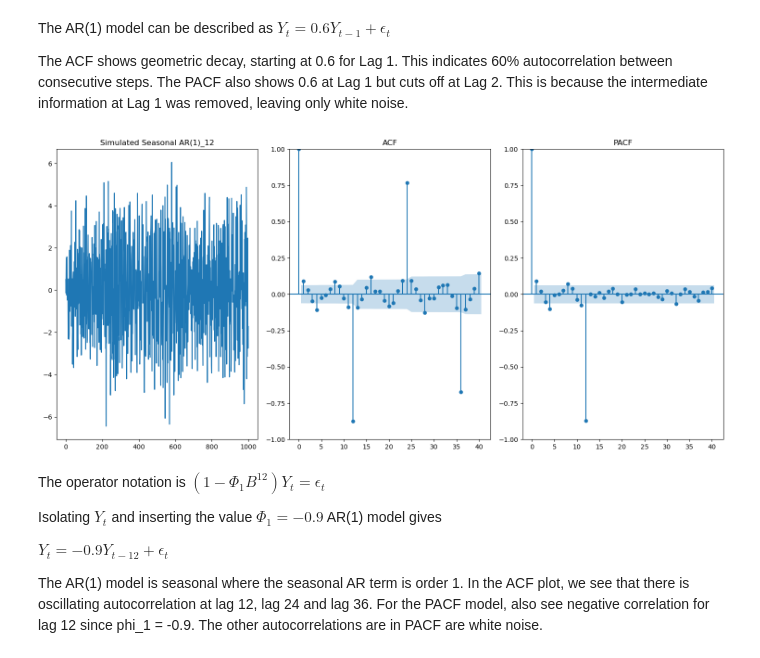
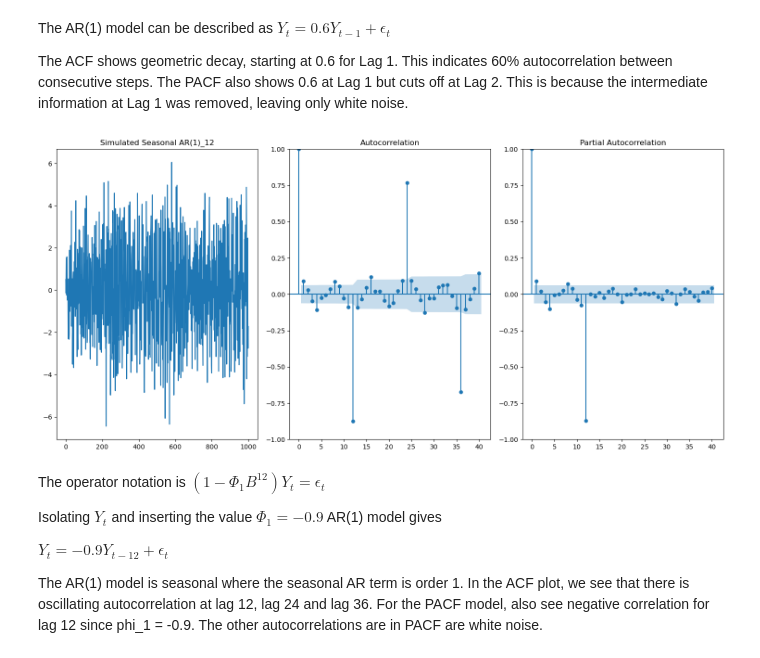
Before and after one commit to Harborg1/Time-Series-Analysis, a Jupyter notebook: Assignment 2/assignment_2.ipynb, the cells around one changed output. Cells and saved outputs as stored; diff of their text form; code cells hidden in the pictures.

```diff
--- a/Assignment 2/assignment_2.ipynb
+++ b/Assignment 2/assignment_2.ipynb
@@ -47,33 +47,33 @@ The ACF shows geometric decay, starting at 0.6 for Lag 1. This indicates 60% aut
 # %%
 
 # Model: (0,0,0) x (1,0,0)_12 with Phi_1 = -0.9
 phi_1 = -0.9
 # Create the AR polynomial: [1, 0, 0, 0, 0, 0, 0, 0, 0, 0, 0, 0, -(-0.9)]
 ar = np.zeros(13)
 ar[0] = 1
 ar[12] = -phi_1  # Sign is flipped for arma_generate_sample
 
 ma = np.array([1])
 
 # 2. Simulate
 np.random.seed(42)
 y = arma_generate_sample(ar, ma, nsample=1000)
 
 # 3. Plotting
 fig, axes = plt.subplots(1, 3, figsize=(15, 7))
 
 axes[0].plot(y)
 axes[0].set_title("Simulated Seasonal AR(1)_12")
 
 # Look at 50 lags to see the seasonal spikes at 12, 24, 36, 48
-plot_acf(y, lags=40, ax=axes[1], title="ACF")
-plot_pacf(y, lags=40, ax=axes[2], title="PACF")
+plot_acf(y, lags=40, ax=axes[1])
+plot_pacf(y, lags=40, ax=axes[2])
 
 plt.tight_layout()
 plt.savefig("2.2.jpg")
 plt.show()
 # %% [output]
-[figure, old version]
+[figure, new version]
 # %% [markdown]
 
 The operator notation is  $(1 - \Phi_1 B^{12}) Y_t = \epsilon_t$
```
Also changed, not shown: parts of 5 cells of this notebook, 5 other files.
